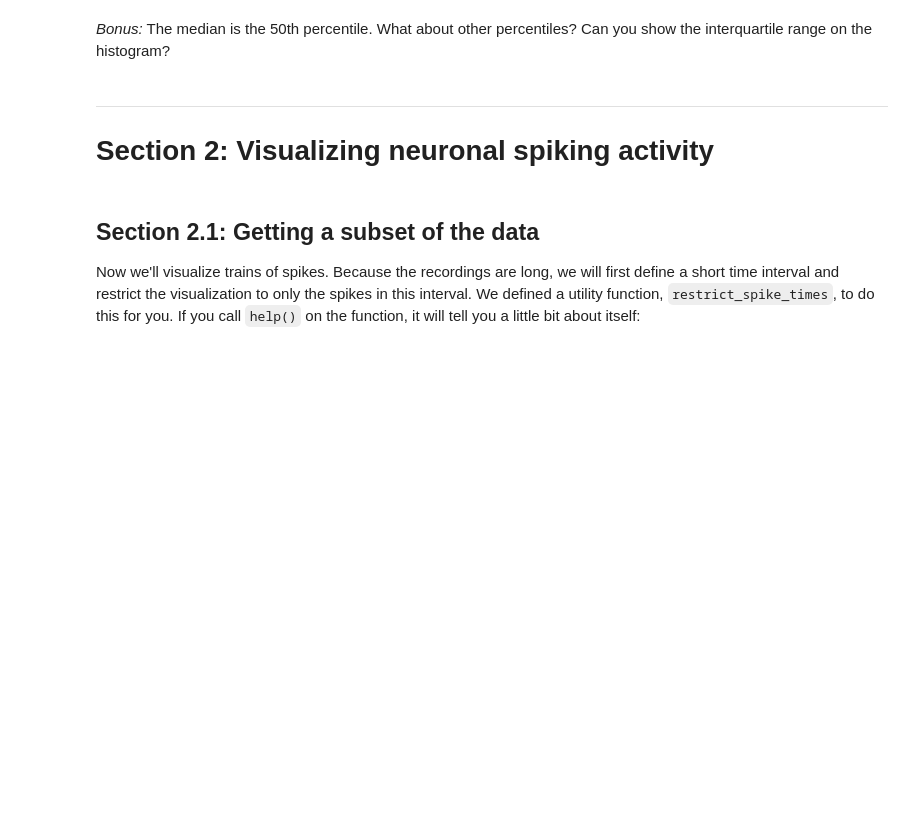
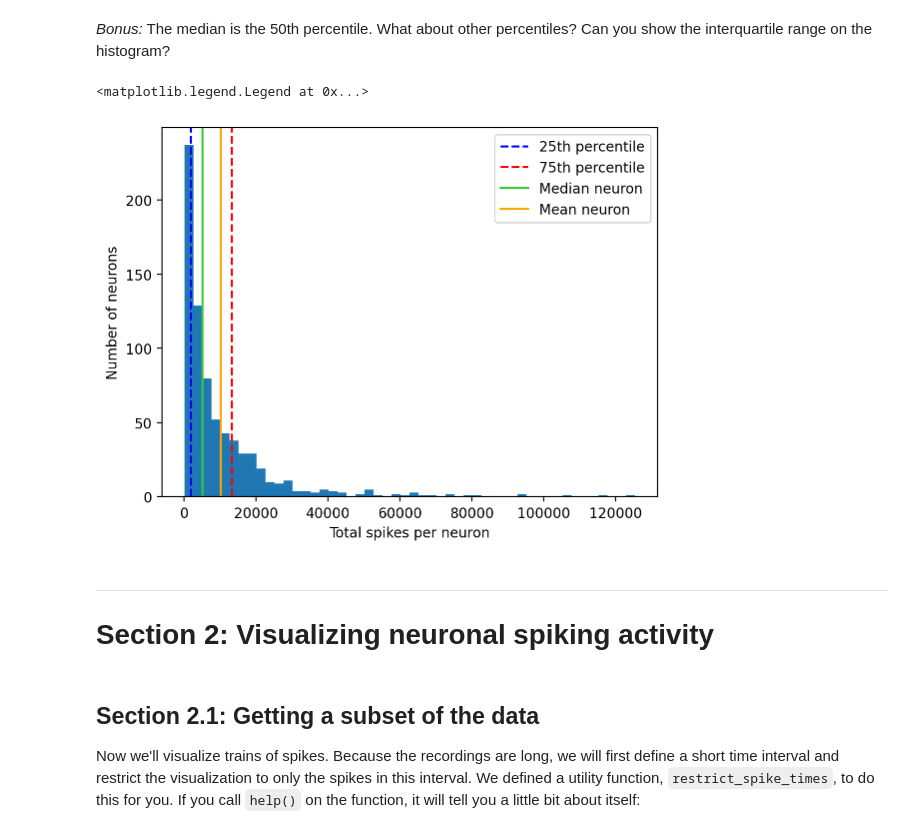
Before and after one commit to EugOT/compneuro, a Jupyter notebook: notebooks/2023-10-06_Tutorial1.ipynb, the cells around one changed output. Cells and saved outputs as stored; diff of their text form; code cells hidden in the pictures; blank space fills up the shorter version.

```diff
--- a/notebooks/2023-10-06_Tutorial1.ipynb
+++ b/notebooks/2023-10-06_Tutorial1.ipynb
@@ -239,6 +238,25 @@ plt.legend()
 # %% [markdown]
 
 *Bonus:* The median is the 50th percentile. What about other percentiles? Can you show the interquartile range on the histogram?
+# %%
+# To complete the exercise, fill in the missing parts (...) and uncomment the code
+
+median_spike_count = np.median(total_spikes_per_neuron)  # Hint: Try the function np.median
+# bonus: calculating the percentile (,25 and ,75) of the distribution in the histogram, using numpy´s percentile method:
+percentile_25 = np.percentile(total_spikes_per_neuron, 25)
+percentile_75 = np.percentile(total_spikes_per_neuron, 75)
+plt.axvline(percentile_25, color="blue", linestyle="--", label="25th percentile")
+plt.axvline(percentile_75, color="red", linestyle="--", label="75th percentile")
+# end bonus
+plt.hist(total_spikes_per_neuron, bins=50)
+plt.axvline(median_spike_count, color="limegreen", label="Median neuron")
+plt.axvline(mean_spike_count, color="orange", label="Mean neuron")
+plt.xlabel("Total spikes per neuron")
+plt.ylabel("Number of neurons")
+plt.legend()
+# %% [output]
+<matplotlib.legend.Legend at 0x...>
+[figure, added]
 # %% [markdown]
 ---
 
```
Also changed, not shown: parts of 7 cells of this notebook.
